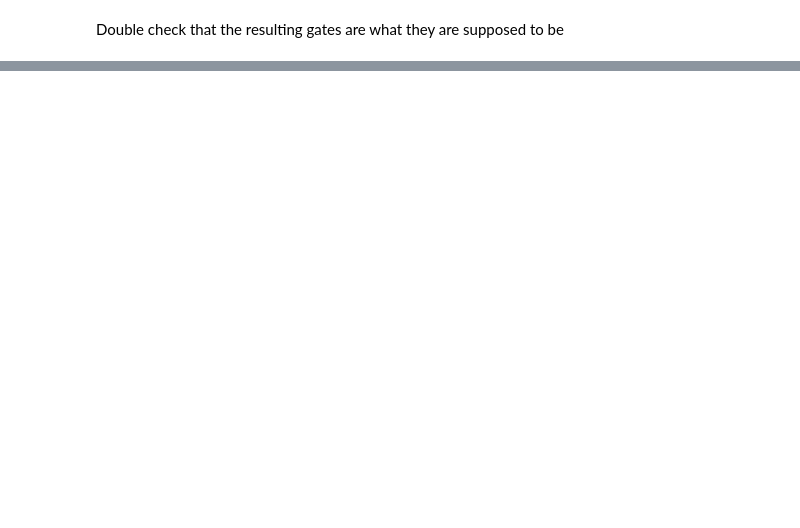
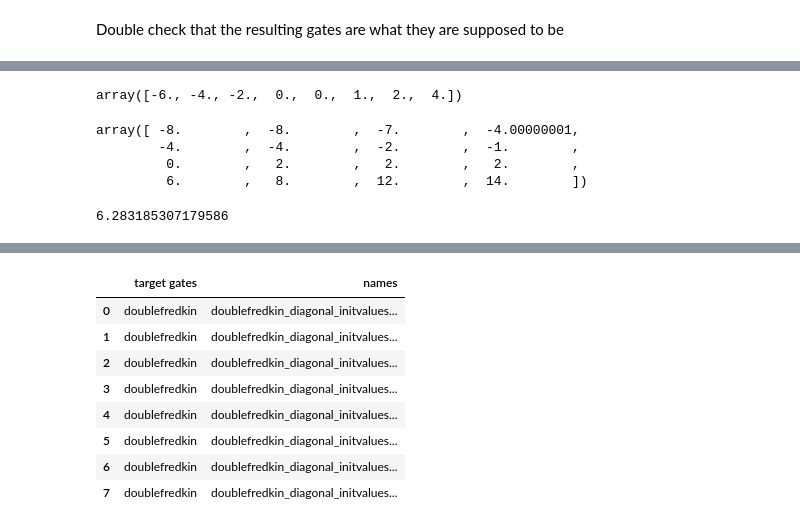
Before and after one commit to lucainnocenti/quantum-gate-learning, a Jupyter notebook: notebooks/doublefredkin.ipynb, the cells around one changed output, grey strips where cells are left out. Drawn from its saved outputs; the diff is of its cells as text; code cells hidden in the pictures; blank space fills up the shorter version.

```diff
--- a/notebooks/doublefredkin.ipynb
+++ b/notebooks/doublefredkin.ipynb
@@ -125,5 +140,42 @@ Double check that the resulting gates are what they are supposed to be
+# %%
+net = NetsDataFolder('../data/new_nets/').filter('fredkin*')[6]
+H = net.get_current_hamiltonian()
+
+gate = chop(qutip.Qobj(scipy.linalg.expm(-1j * H)))
+phase = np.angle(gate[0, 0])
+np.sort(chop(scipy.linalg.eigvals(H) + phase).real / np.pi)
+# %% [output]
+array([-6., -4., -2.,  0.,  0.,  1.,  2.,  4.])
+# %%
+net = NetsDataFolder('../data/new_nets/').filter('doublefredkin*')[0]
+H = net.get_current_hamiltonian()
+
+# chop(qutip.Qobj(scipy.linalg.expm(-1j * H)[:8,:8]))
+np.sort(chop(scipy.linalg.eigvals(H) + np.pi / 2).real / np.pi)
+# %% [output]
+array([ -8.        ,  -8.        ,  -7.        ,  -4.00000001,
+        -4.        ,  -4.        ,  -2.        ,  -1.        ,
+         0.        ,   2.        ,   2.        ,   2.        ,
+         6.        ,   8.        ,  12.        ,  14.        ])
+# %%
+2 * np.pi
+# %% [output]
+6.283185307179586
 # %%
 nat.plot_gate(NetsDataFolder('../data/new_nets/').filter('doublefredkin*')[0])
 # %% [output]
 [interactive output not drawn]
 [interactive output not drawn]
+# %%
+NetsDataFolder('../data/new_nets/').filter('doublefredkin_diagonal_initvalues4*')[:8]
+# ndf.view_parameters().sort_index(axis=1)
+# %% [output]
+|  | target gates | names |
+| 0 | doublefredkin | doublefredkin_diagonal_initvalues... |
+| 1 | doublefredkin | doublefredkin_diagonal_initvalues... |
+| 2 | doublefredkin | doublefredkin_diagonal_initvalues... |
+| 3 | doublefredkin | doublefredkin_diagonal_initvalues... |
+| 4 | doublefredkin | doublefredkin_diagonal_initvalues... |
+| 5 | doublefredkin | doublefredkin_diagonal_initvalues... |
+| 6 | doublefredkin | doublefredkin_diagonal_initvalues... |
+| 7 | doublefredkin | doublefredkin_diagonal_initvalues... |
```
Also changed, not shown: parts of 2 cells of this notebook.
